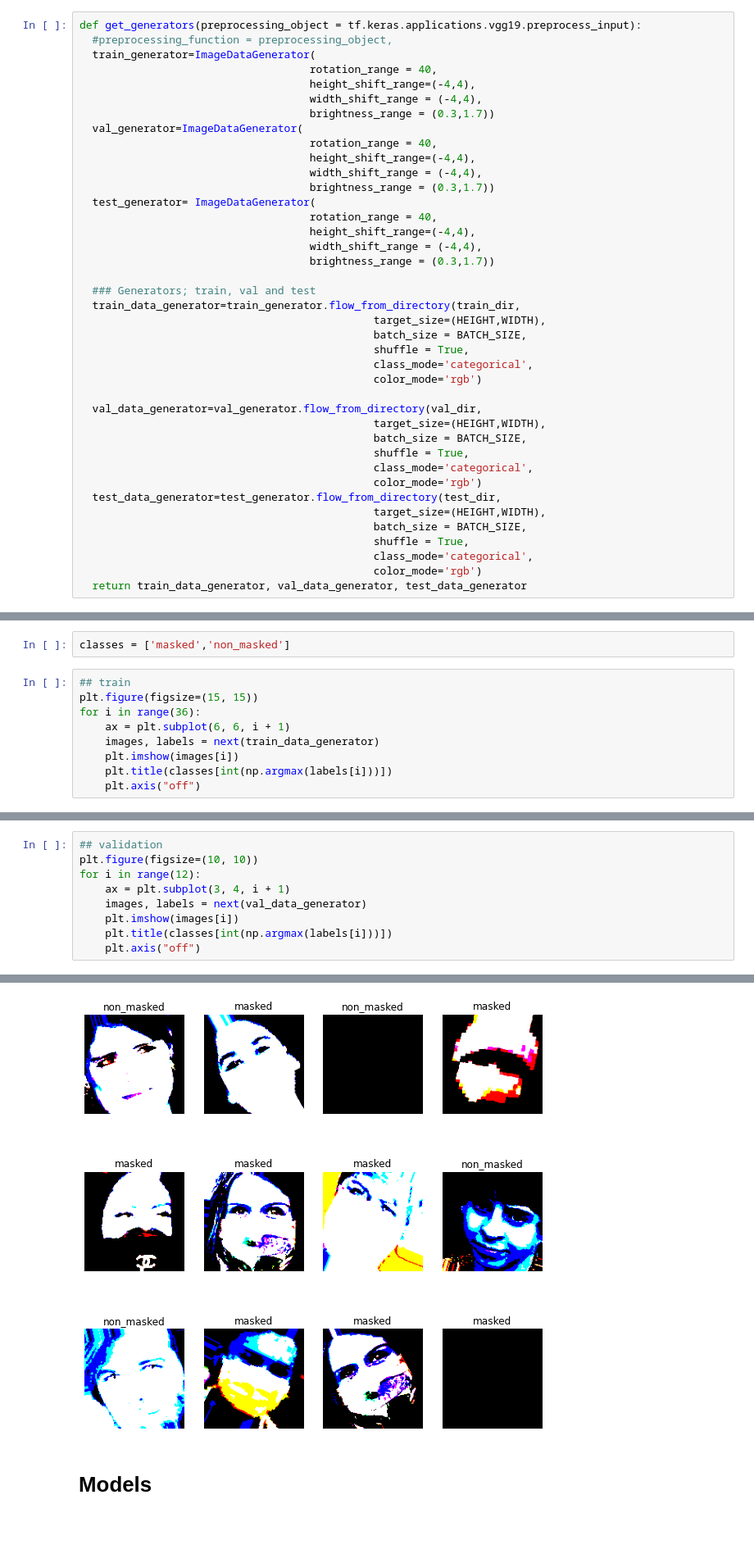
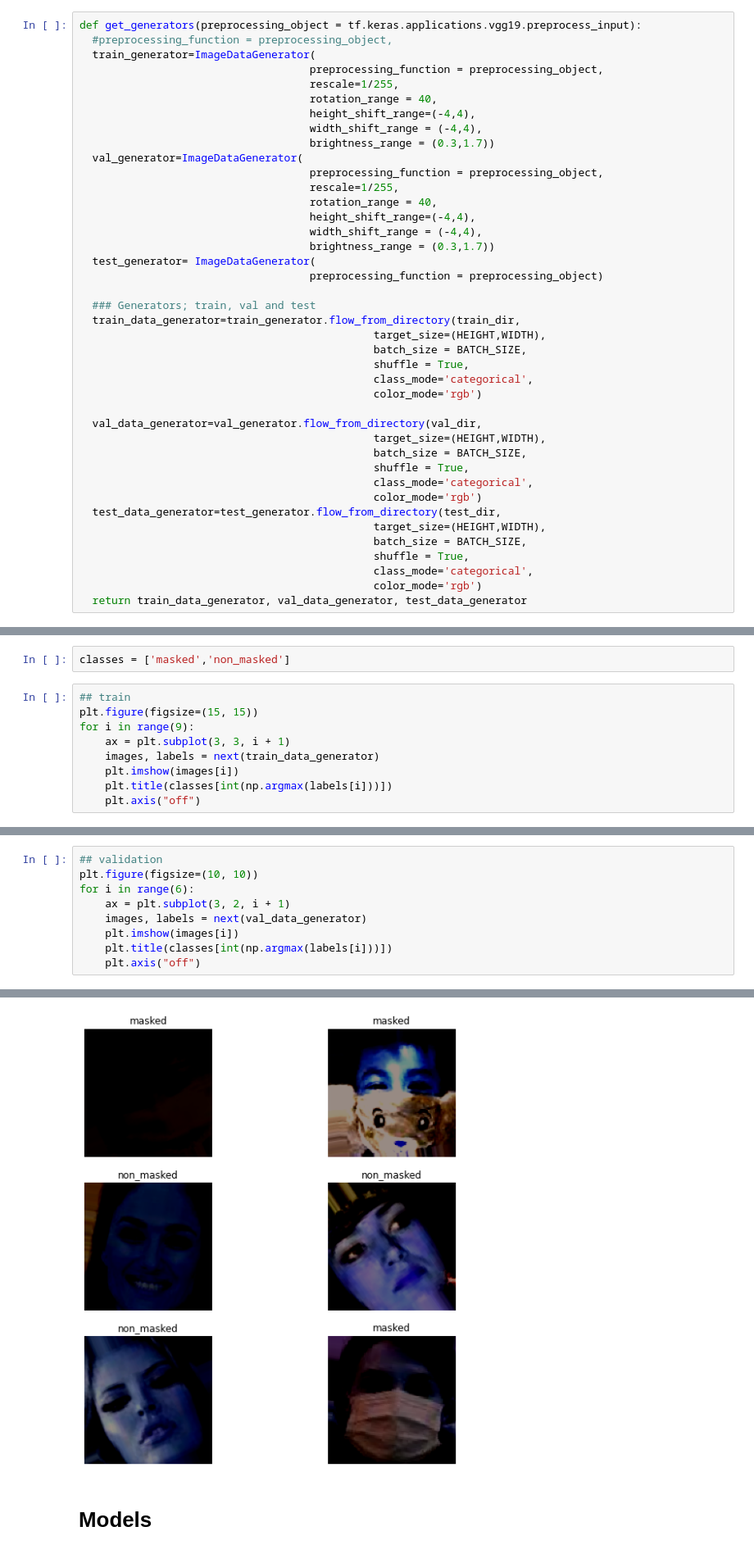
Before and after one commit to AsmaaIbrahiim/Face-Mask-Detection, a Jupyter notebook: Face_Mask_Detection|_Transfer_learning_1.ipynb, the cells around one changed output, grey strips where cells are left out. Shown at 82% size. Saved outputs shown, nothing was run; the diff lists cells and outputs as text; blank space fills up the shorter version.

```diff
--- a/Face_Mask_Detection|_Transfer_learning_1.ipynb
+++ b/Face_Mask_Detection|_Transfer_learning_1.ipynb
@@ -71,20 +65,21 @@ BATCH_SIZE = 500
 def get_generators(preprocessing_object = tf.keras.applications.vgg19.preprocess_input):
   #preprocessing_function = preprocessing_object,
   train_generator=ImageDataGenerator(
+                                    preprocessing_function = preprocessing_object,
+                                    rescale=1/255,
                                     rotation_range = 40,
                                     height_shift_range=(-4,4),
                                     width_shift_range = (-4,4),
                                     brightness_range = (0.3,1.7))
   val_generator=ImageDataGenerator(
+                                    preprocessing_function = preprocessing_object,
+                                    rescale=1/255,
                                     rotation_range = 40,
                                     height_shift_range=(-4,4),
                                     width_shift_range = (-4,4),
                                     brightness_range = (0.3,1.7))
   test_generator= ImageDataGenerator(
-                                    rotation_range = 40,
-                                    height_shift_range=(-4,4),
-                                    width_shift_range = (-4,4),
-                                    brightness_range = (0.3,1.7))
+                                    preprocessing_function = preprocessing_object)
 
   ### Generators; train, val and test
   train_data_generator=train_generator.flow_from_directory(train_dir,
@@ -169,8 +164,8 @@ classes = ['masked','non_masked']
 # %%
 ## train
 plt.figure(figsize=(15, 15))
-for i in range(36):
-    ax = plt.subplot(6, 6, i + 1)
+for i in range(9):
+    ax = plt.subplot(3, 3, i + 1)
     images, labels = next(train_data_generator)
     plt.imshow(images[i])
     plt.title(classes[int(np.argmax(labels[i]))])
@@ -197,8 +184,8 @@ Clipping input data to the valid range for imshow with RGB data ([0..1] for floa
 # %%
 ## validation
 plt.figure(figsize=(10, 10))
-for i in range(12):
-    ax = plt.subplot(3, 4, i + 1)
+for i in range(6):
+    ax = plt.subplot(3, 2, i + 1)
     images, labels = next(val_data_generator)
     plt.imshow(images[i])
     plt.title(classes[int(np.argmax(labels[i]))])
@@ -219,4 +200,4 @@ Clipping input data to the valid range for imshow with RGB data ([0..1] for floa
-[figure, old version]
+[figure, new version]
 # %% [markdown]
 # **Models**
 # %% [markdown]
```
Also changed, not shown: parts of 25 cells of this notebook.
